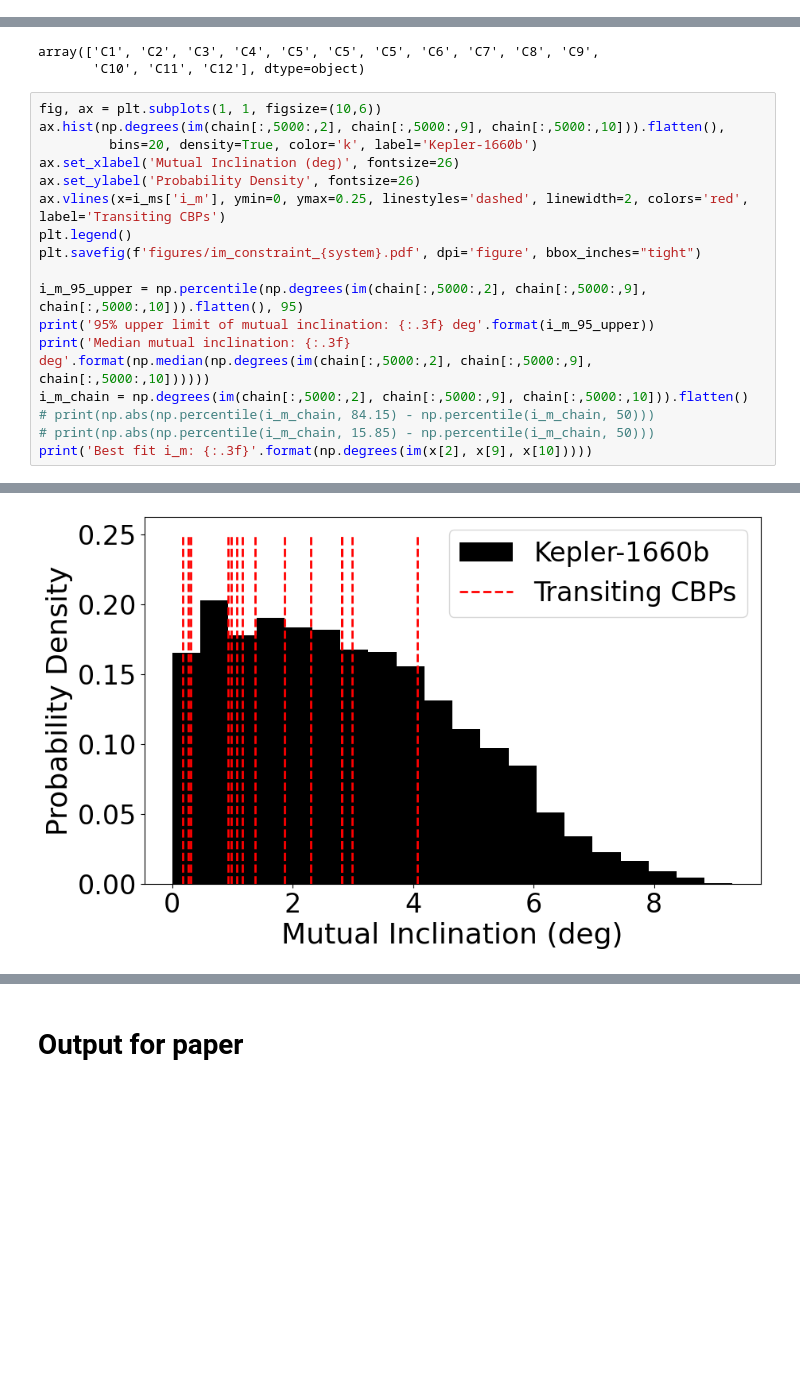
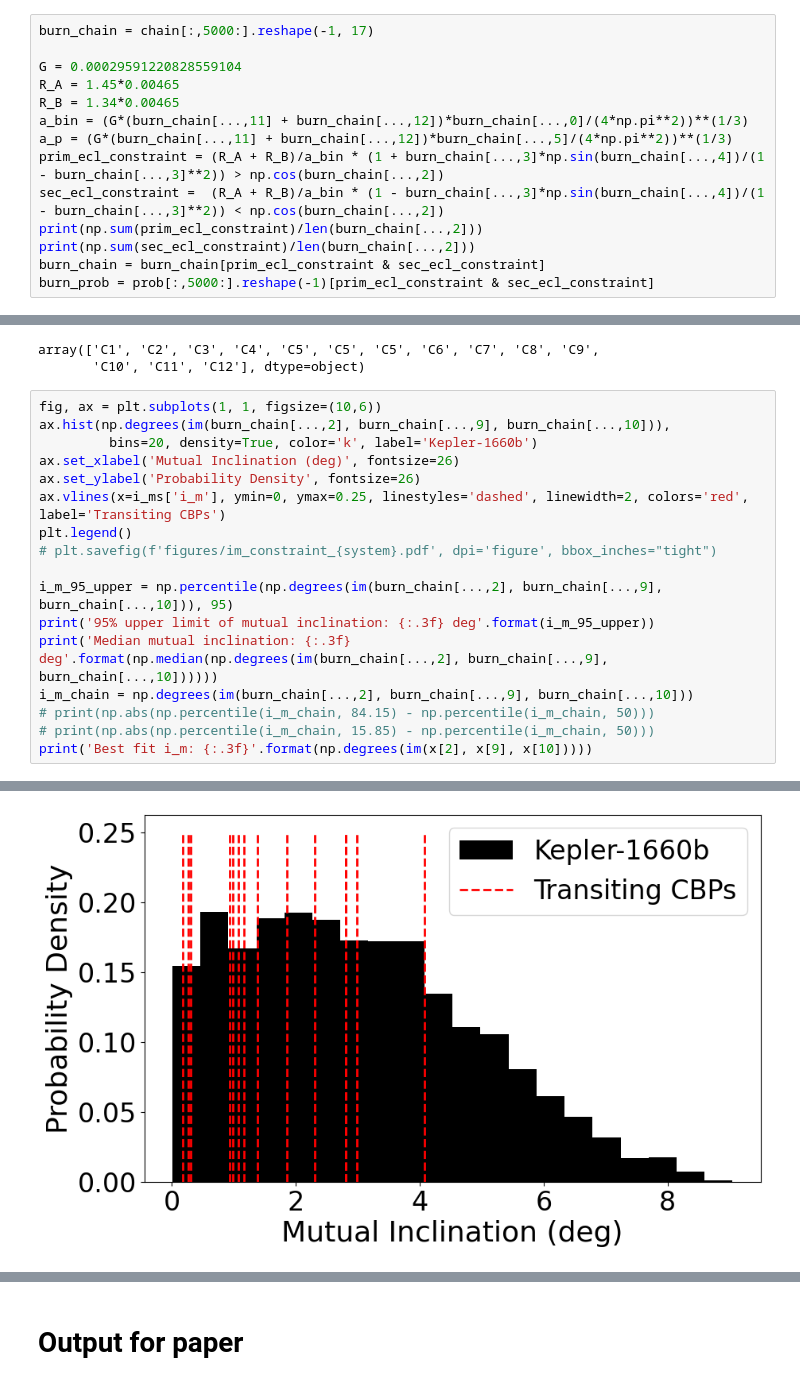
Before and after one commit to goldbergmax/etv-fit, a Jupyter notebook: results.ipynb, the cells around one changed output, grey strips where cells are left out. Saved outputs shown, nothing was run; the diff lists cells and outputs as text; blank space fills up the shorter version.

```diff
--- a/results.ipynb
+++ b/results.ipynb
@@ -180,3 +194,17 @@ corner.corner((nice_units(chain[:, 5000:, :].reshape(-1, 17)).T[chain.reshape(-1
 # plt.savefig(f'figures/{system}_corner.pdf', dpi='figure')
 # %% [markdown]
 # Derived system quantities
+# %%
+burn_chain = chain[:,5000:].reshape(-1, 17)
+
+G = 0.00029591220828559104
+R_A = 1.45*0.00465
+R_B = 1.34*0.00465
+a_bin = (G*(burn_chain[...,11] + burn_chain[...,12])*burn_chain[...,0]/(4*np.pi**2))**(1/3)
+a_p = (G*(burn_chain[...,11] + burn_chain[...,12])*burn_chain[...,5]/(4*np.pi**2))**(1/3)
+prim_ecl_constraint = (R_A + R_B)/a_bin * (1 + burn_chain[...,3]*np.sin(burn_chain[...,4])/(1 - burn_chain[...,3]**2)) > np.cos(burn_chain[...,2])
+sec_ecl_constraint =  (R_A + R_B)/a_bin * (1 - burn_chain[...,3]*np.sin(burn_chain[...,4])/(1 - burn_chain[...,3]**2)) < np.cos(burn_chain[...,2])
+print(np.sum(prim_ecl_constraint)/len(burn_chain[...,2]))
+print(np.sum(sec_ecl_constraint)/len(burn_chain[...,2]))
+burn_chain = burn_chain[prim_ecl_constraint & sec_ecl_constraint]
+burn_prob = prob[:,5000:].reshape(-1)[prim_ecl_constraint & sec_ecl_constraint]
@@ -196,18 +227,18 @@ array(['C1', 'C2', 'C3', 'C4', 'C5', 'C5', 'C5', 'C6', 'C7', 'C8', 'C9',
        'C10', 'C11', 'C12'], dtype=object)
 # %%
 fig, ax = plt.subplots(1, 1, figsize=(10,6))
-ax.hist(np.degrees(im(chain[:,5000:,2], chain[:,5000:,9], chain[:,5000:,10])).flatten(),
+ax.hist(np.degrees(im(burn_chain[...,2], burn_chain[...,9], burn_chain[...,10])),
          bins=20, density=True, color='k', label='Kepler-1660b')
 ax.set_xlabel('Mutual Inclination (deg)', fontsize=26)
 ax.set_ylabel('Probability Density', fontsize=26)
 ax.vlines(x=i_ms['i_m'], ymin=0, ymax=0.25, linestyles='dashed', linewidth=2, colors='red', label='Transiting CBPs')
 plt.legend()
-plt.savefig(f'figures/im_constraint_{system}.pdf', dpi='figure', bbox_inches="tight")
+# plt.savefig(f'figures/im_constraint_{system}.pdf', dpi='figure', bbox_inches="tight")
 
-i_m_95_upper = np.percentile(np.degrees(im(chain[:,5000:,2], chain[:,5000:,9], chain[:,5000:,10])).flatten(), 95)
+i_m_95_upper = np.percentile(np.degrees(im(burn_chain[...,2], burn_chain[...,9], burn_chain[...,10])), 95)
 print('95% upper limit of mutual inclination: {:.3f} deg'.format(i_m_95_upper))
-print('Median mutual inclination: {:.3f} deg'.format(np.median(np.degrees(im(chain[:,5000:,2], chain[:,5000:,9], chain[:,5000:,10])))))
-i_m_chain = np.degrees(im(chain[:,5000:,2], chain[:,5000:,9], chain[:,5000:,10])).flatten()
+print('Median mutual inclination: {:.3f} deg'.format(np.median(np.degrees(im(burn_chain[...,2], burn_chain[...,9], burn_chain[...,10])))))
+i_m_chain = np.degrees(im(burn_chain[...,2], burn_chain[...,9], burn_chain[...,10]))
 # print(np.abs(np.percentile(i_m_chain, 84.15) - np.percentile(i_m_chain, 50)))
 # print(np.abs(np.percentile(i_m_chain, 15.85) - np.percentile(i_m_chain, 50)))
 print('Best fit i_m: {:.3f}'.format(np.degrees(im(x[2], x[9], x[10]))))
@@ -217,4 +248,4 @@ Median mutual inclination: 2.728 deg
 Best fit i_m: 2.135
-[figure, old version]
+[figure, new version]
 # %%
 fig, ax = plt.subplots(1, 1, figsize=(10,8))
```
Also changed, not shown: parts of 20 cells of this notebook, 1 other file.
